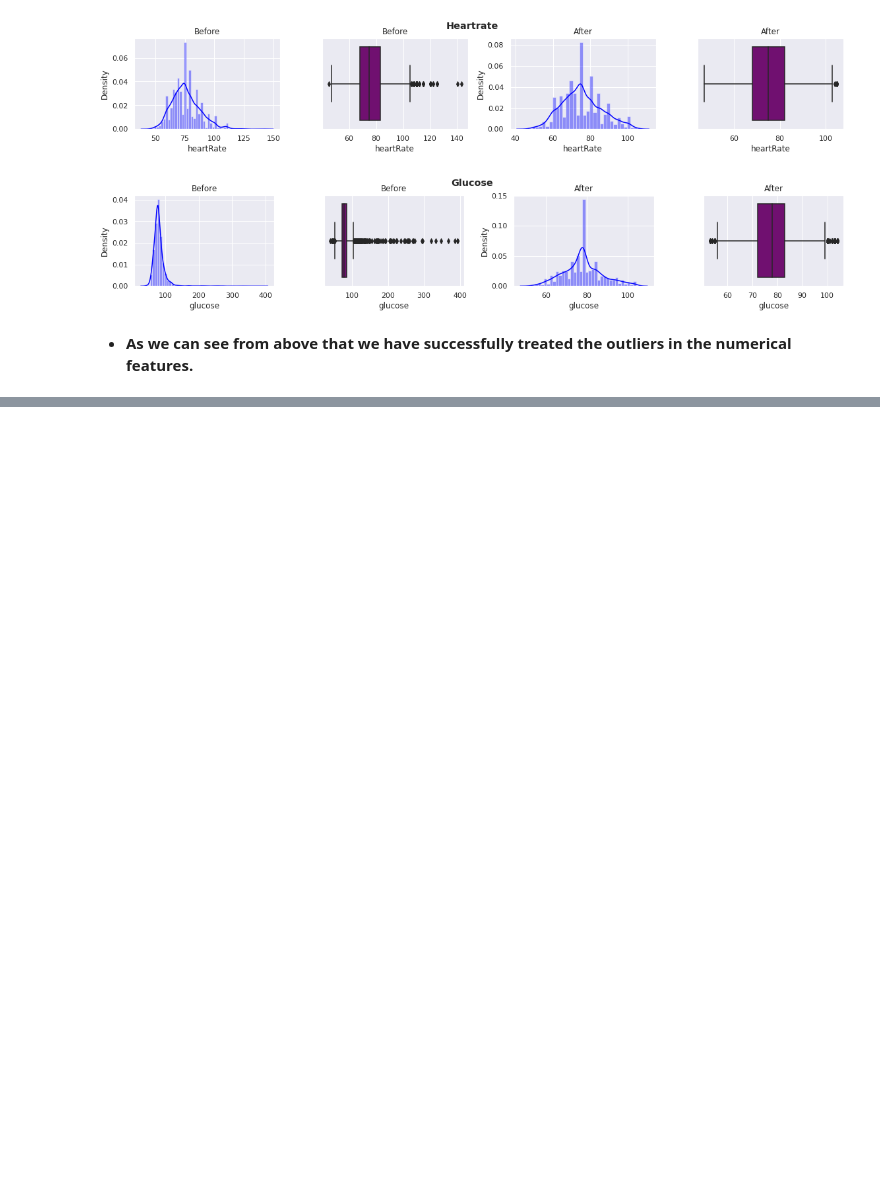
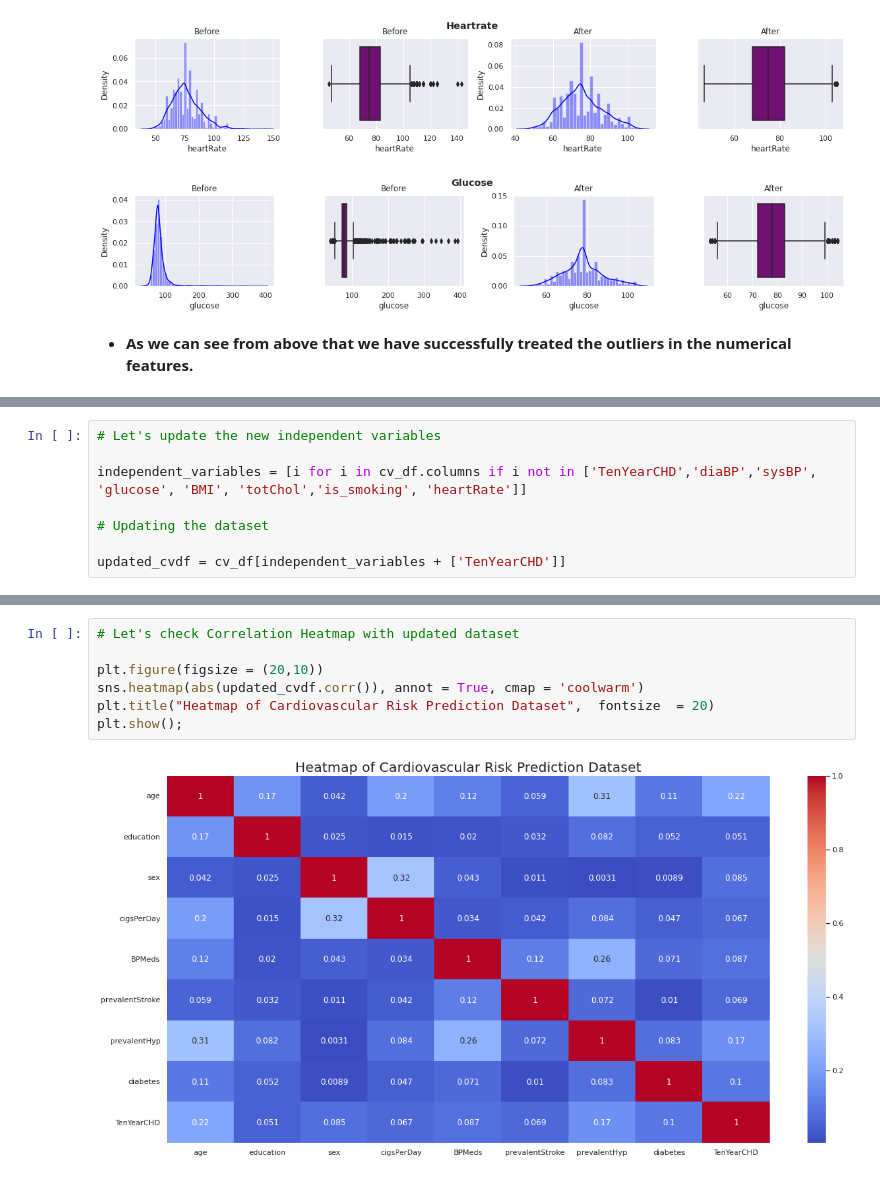
Before and after one commit to Kousikdutta1/Cardiovascular-Risk-Prediction, a Jupyter notebook: Kousik_Dutta_Cardiovascular_Risk_Prediction_Capstone_Project_.ipynb, the cells around one changed output, grey strips where cells are left out. Drawn from its saved outputs; the diff is of its cells as text; blank space fills up the shorter version.

```diff
--- a/Kousik_Dutta_Cardiovascular_Risk_Prediction_Capstone_Project_.ipynb
+++ b/Kousik_Dutta_Cardiovascular_Risk_Prediction_Capstone_Project_.ipynb
@@ -507,0 +658,8 @@ for column in Numerical_features :
+# %%
+# Let's update the new independent variables
+
+independent_variables = [i for i in cv_df.columns if i not in ['TenYearCHD','diaBP','sysBP', 'glucose', 'BMI', 'totChol','is_smoking', 'heartRate']]
+
+# Updating the dataset
+
+updated_cvdf = cv_df[independent_variables + ['TenYearCHD']]
@@ -507,0 +674,9 @@ for column in Numerical_features :
+# %%
+# Let's check Correlation Heatmap with updated dataset
+
+plt.figure(figsize = (20,10))
+sns.heatmap(abs(updated_cvdf.corr()), annot = True, cmap = 'coolwarm')
+plt.title("Heatmap of Cardiovascular Risk Prediction Dataset",  fontsize  = 20)
+plt.show();
+# %% [output]
+[figure, added]
```
Also changed, not shown: parts of 22 cells of this notebook.
